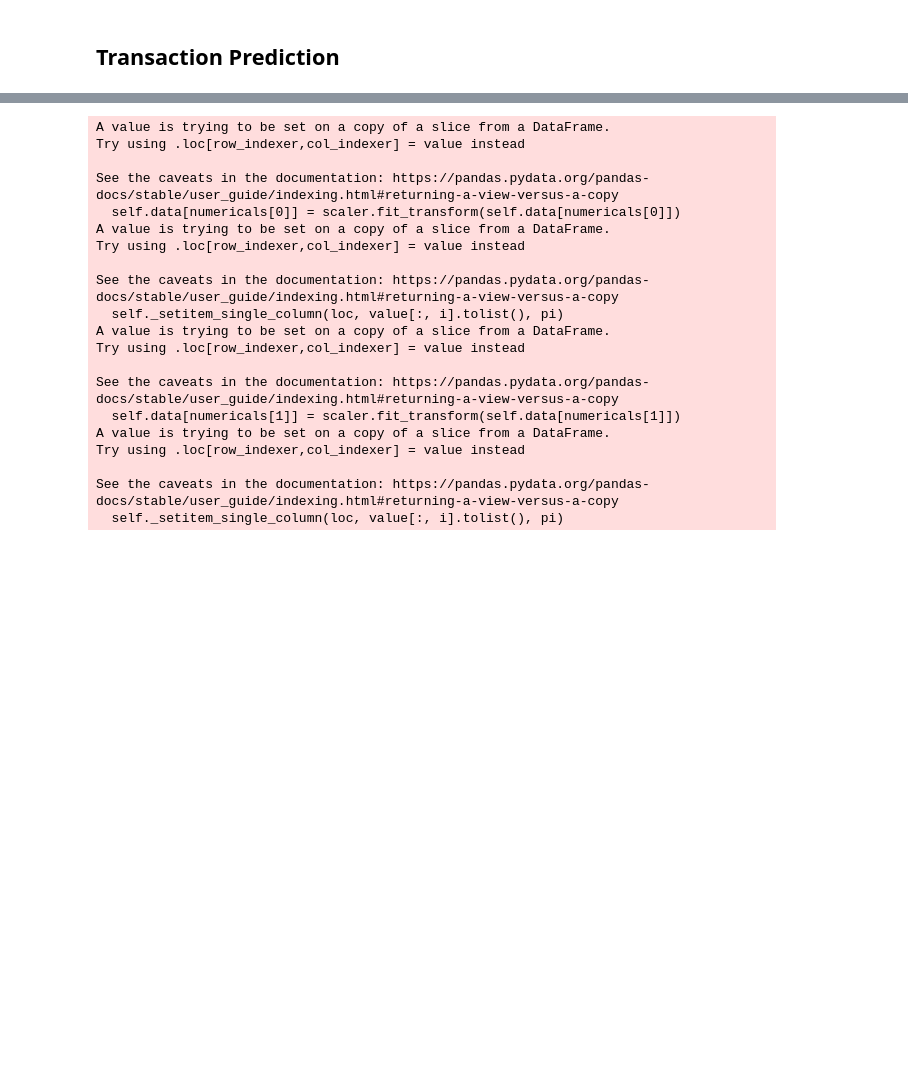
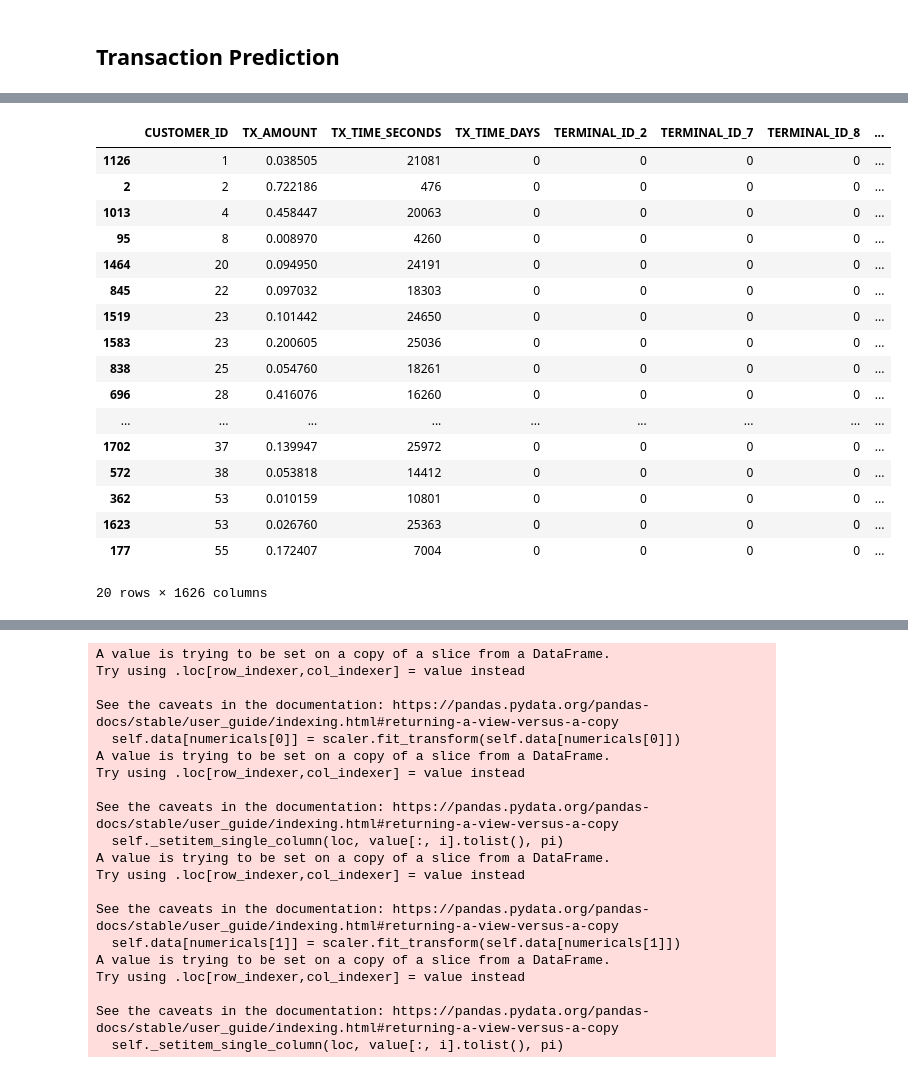
Before and after one commit to mossishahi/Astek, a Jupyter notebook: projects/notebooks/LSTM-RegressionModel.ipynb, the cells around one changed output, grey strips where cells are left out. Cells and saved outputs as stored; diff of their text form; code cells hidden in the pictures; blank space fills up the shorter version.

```diff
--- a/projects/models/kaggle-models/notebooks/LSTM-RegressionModel.ipynb
+++ b/projects/notebooks/LSTM-RegressionModel.ipynb
@@ -1,3 +5,6 @@
+# %%
+with open("../h_L8-W6404>>1.pickle", 'rb') as history22:
+    history22 = pickle.load(history22)
 # %%
 import numpy as np
 import pandas as pd
@@ -103,0 +115,3 @@ Index(['TRANSACTION_ID', 'TX_DATETIME', 'CUSTOMER_ID', 'TERMINAL_ID',
+# %%
+with open("../dg_x.pickle", "rb") as f:
+    dg_x = pickle.load(f)
@@ -333,3 +618,6 @@ class LSTM_REGRESSION:
         self.model.save(self.model_name)
         with open(str("h_"+self.model_name), 'wb') as file:
             joblib.dump(history.history, file)
+# %%
+with open("../te.pickle", "rb") as t:
+    dgg = pickle.load(t)
@@ -335,0 +636,21 @@ class LSTM_REGRESSION:
+# %%
+dgg.head(20)
+# %% [output]
+|  | CUSTOMER_ID | TX_AMOUNT | TX_TIME_SECONDS | TX_TIME_DAYS | TERMINAL_ID_2 | TERMINAL_ID_7 | TERMINAL_ID_8 | ... |
+| 1126 | 1 | 0.038505 | 21081 | 0 | 0 | 0 | 0 | ... |
+| 2 | 2 | 0.722186 | 476 | 0 | 0 | 0 | 0 | ... |
+| 1013 | 4 | 0.458447 | 20063 | 0 | 0 | 0 | 0 | ... |
+| 95 | 8 | 0.008970 | 4260 | 0 | 0 | 0 | 0 | ... |
+| 1464 | 20 | 0.094950 | 24191 | 0 | 0 | 0 | 0 | ... |
+| 845 | 22 | 0.097032 | 18303 | 0 | 0 | 0 | 0 | ... |
+| 1519 | 23 | 0.101442 | 24650 | 0 | 0 | 0 | 0 | ... |
+| 1583 | 23 | 0.200605 | 25036 | 0 | 0 | 0 | 0 | ... |
+| 838 | 25 | 0.054760 | 18261 | 0 | 0 | 0 | 0 | ... |
+| 696 | 28 | 0.416076 | 16260 | 0 | 0 | 0 | 0 | ... |
+| ... | ... | ... | ... | ... | ... | ... | ... | ... |
+| 1702 | 37 | 0.139947 | 25972 | 0 | 0 | 0 | 0 | ... |
+| 572 | 38 | 0.053818 | 14412 | 0 | 0 | 0 | 0 | ... |
+| 362 | 53 | 0.010159 | 10801 | 0 | 0 | 0 | 0 | ... |
+| 1623 | 53 | 0.026760 | 25363 | 0 | 0 | 0 | 0 | ... |
+| 177 | 55 | 0.172407 | 7004 | 0 | 0 | 0 | 0 | ... |
+20 rows × 1626 columns
```
Also changed, not shown: parts of 41 cells of this notebook, 23 other files.
